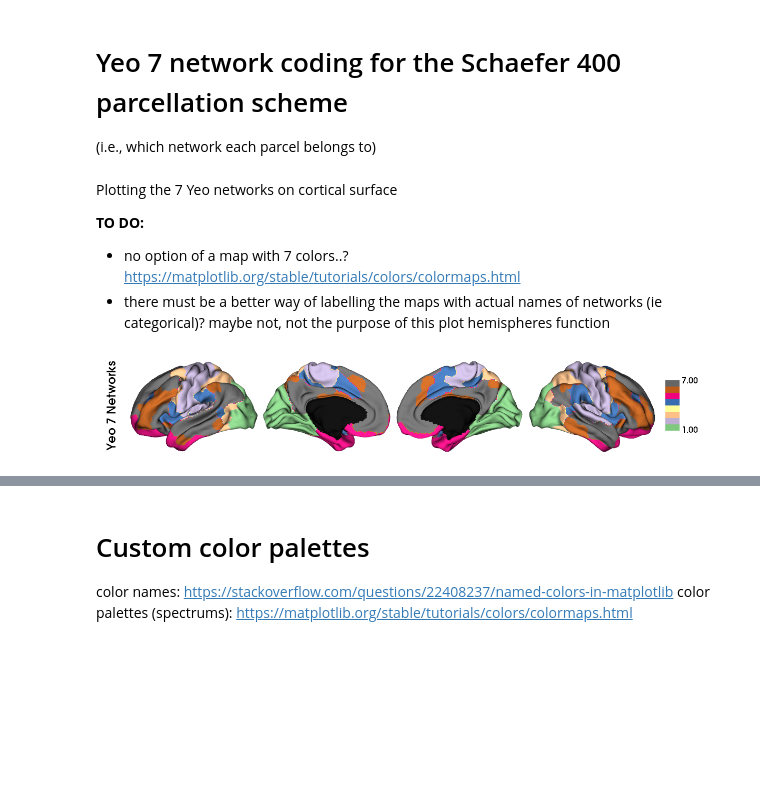
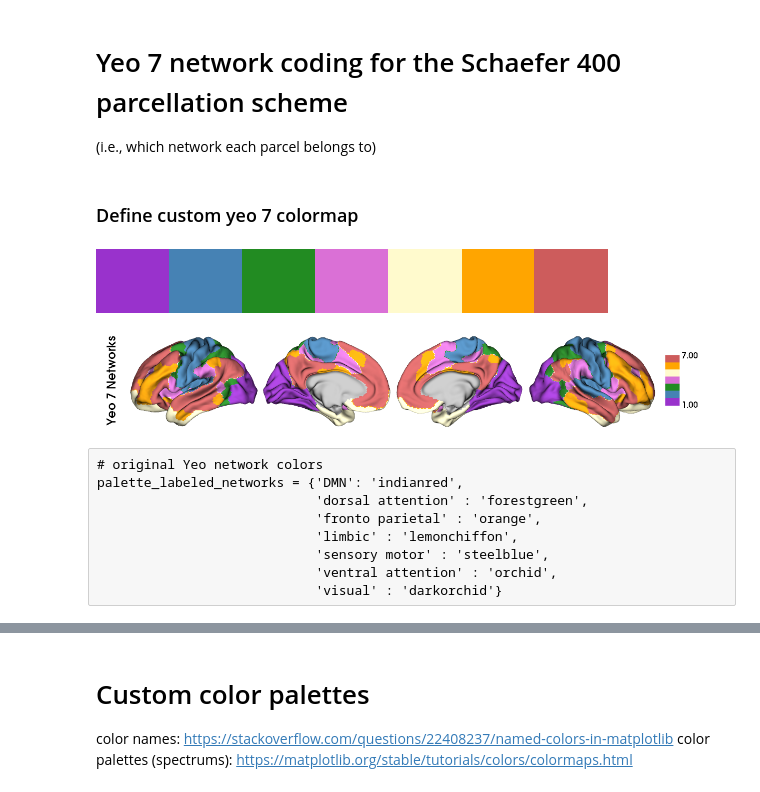
Before and after one commit to biancaserio/sex_diff_gradients, a Jupyter notebook: scripts/help.ipynb, the cells around one changed output, grey strips where cells are left out. Cells and saved outputs as stored; diff of their text form; code cells hidden in the pictures; blank space fills up the shorter version.

Commit message:
finally added yeo networks plotted on hemispheres with correct color scheme

```diff
--- a/scripts/help.ipynb
+++ b/scripts/help.ipynb
@@ -492,38 +492,33 @@ with open(datadir+'yeo_7.csv') as f:
-# %% [markdown]
-Plotting the 7 Yeo networks on cortical surface
-
-**TO DO:**
-- no option of a map with 7 colors..? https://matplotlib.org/stable/tutorials/colors/colormaps.html
-- there must be a better way of labelling the maps with actual names of networks (ie categorical)? maybe not, not the purpose of this plot hemispheres function
-# %%
-# need the the yeo network values (=dummy coding) to be in array format & float type in order to map_to_labels
-yeo7_networks_array = []
-
-for i in yeo7_networks:
-    yeo7_networks_array.append(float(i))
-
-yeo7_networks_array = np.asarray(yeo7_networks_array)
-
-
-
-# defining labeling scheme and mask
-labeling = load_parcellation('schaefer', scale=400, join=True)
-surf_lh, surf_rh = load_conte69()
-
-mask = labeling != 0
-
-networks = map_to_labels(yeo7_networks_array, labeling, mask=mask, fill=np.nan)  # mean_grad contains 10 .gradients_ (1 gradient per column) - here I take all rows and individual select column based on gradient I want (first 3)
-
-plot_hemispheres(surf_lh, surf_rh, array_name=networks, embed_nb = True, size=(1200, 200), cmap= "Accent", color_bar=True, label_text=['Yeo 7 Networks'], zoom=1.55)
-
-
-## Network labels ('Accent' cmap):
-# 1 visual (green)
-# 2 sensory motor (purple)
-# 3 dorsal attention (beige)
-# 4 ventral attention (blue)
-# 5 limbic (fuchsia)
-# 6 fronto parietal (brown)
-# 7 DMN (grey)
-# %% [output]
-[figure, removed]
+# %% [markdown]
+### Define custom yeo 7 colormap
+# %%
+from matplotlib.colors import ListedColormap
+
+# define custom colormap using color names (in order of corresponding networks: 1 visual, 2 sensorimotor, 3 dorsal attention, 4 ventral attention, 5 limbic, 6 fronto parietal, 7 DMN)
+colors_yeo7 = ['darkorchid', 'steelblue', 'forestgreen', 'orchid', 'lemonchiffon', 'orange',  'indianred']
+
+yeo7_colormap = ListedColormap(colors_yeo7, 'custom_colormap')
+
+yeo7_colormap
+# %% [output]
+[figure, added]
+# %%
+labeling = load_parcellation('schaefer', scale=400, join=True)
+surf_lh, surf_rh = load_conte69()
+
+mask = labeling != 0
+
+networks = map_to_labels(yeo7_networks_array, labeling, mask=mask, fill=np.nan)
+
+plot_hemispheres(surf_lh, surf_rh, array_name=networks, embed_nb = True, size=(1200, 200), cmap= yeo7_colormap, color_bar=True, nan_color = (0.7, 0.7, 0.7, 1), label_text=['Yeo 7 Networks'], zoom=1.55)
+# %% [output]
+[figure, added]
+# %% [raw]
+# original Yeo network colors
+palette_labeled_networks = {'DMN': 'indianred',
+                            'dorsal attention' : 'forestgreen',
+                            'fronto parietal' : 'orange',
+                            'limbic' : 'lemonchiffon',
+                            'sensory motor' : 'steelblue',
+                            'ventral attention' : 'orchid',
+                            'visual' : 'darkorchid'}
```
Also changed, not shown: parts of 12 cells of this notebook.
